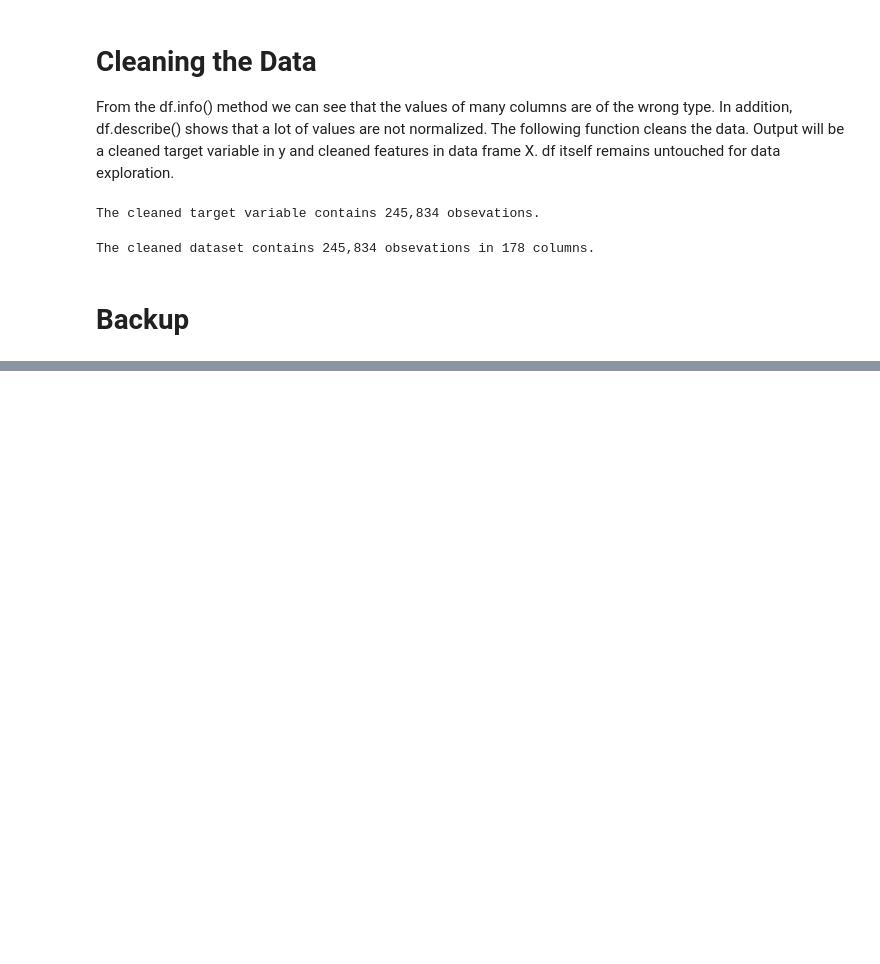
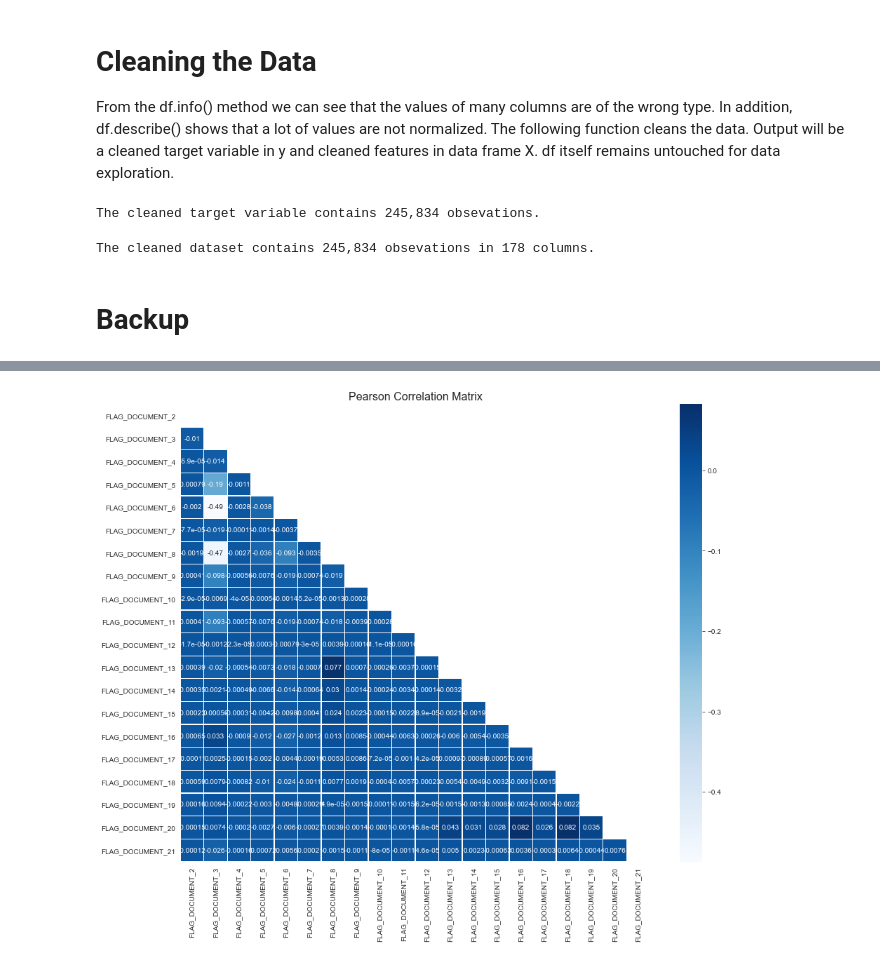
Before and after one commit to chandrakanthHA/Home_Credit, a Jupyter notebook: EDA.ipynb, the cells around one changed output, grey strips where cells are left out. Cells and saved outputs as stored; diff of their text form; code cells hidden in the pictures; blank space fills up the shorter version.

```diff
--- a/EDA.ipynb
+++ b/EDA.ipynb
@@ -402,2 +495,20 @@ sns.heatmap(df[contacts].corr(), linewidths=0.25, cmap="Blues", annot=True, mask
+# %%
+documents = ["FLAG_DOCUMENT_2", "FLAG_DOCUMENT_3", "FLAG_DOCUMENT_4",
+             "FLAG_DOCUMENT_5", "FLAG_DOCUMENT_6", "FLAG_DOCUMENT_7",
+             "FLAG_DOCUMENT_8", "FLAG_DOCUMENT_9", "FLAG_DOCUMENT_10",
+             "FLAG_DOCUMENT_11", "FLAG_DOCUMENT_12", "FLAG_DOCUMENT_13",
+             "FLAG_DOCUMENT_14", "FLAG_DOCUMENT_15", "FLAG_DOCUMENT_16",
+             "FLAG_DOCUMENT_17", "FLAG_DOCUMENT_18", "FLAG_DOCUMENT_19",
+             "FLAG_DOCUMENT_20", "FLAG_DOCUMENT_21"]
+
+mask = np.zeros_like(df[documents].corr(), dtype=np.bool)
+mask[np.triu_indices_from(mask)] = True
+
+f, ax = plt.subplots(figsize=(15, 12))
+plt.title('Pearson Correlation Matrix',fontsize=16)
+
+sns.heatmap(df[documents].corr(), linewidths=0.25, cmap="Blues", annot=True, mask=mask);
+# %% [output]
+[figure, added]
 # %%
 df["OCCUPATION_TYPE"].value_counts() # Lots of missing values / similar data in NAME_INCOME_TYPE
```
Also changed, not shown: parts of 21 cells of this notebook, 1 other file.
